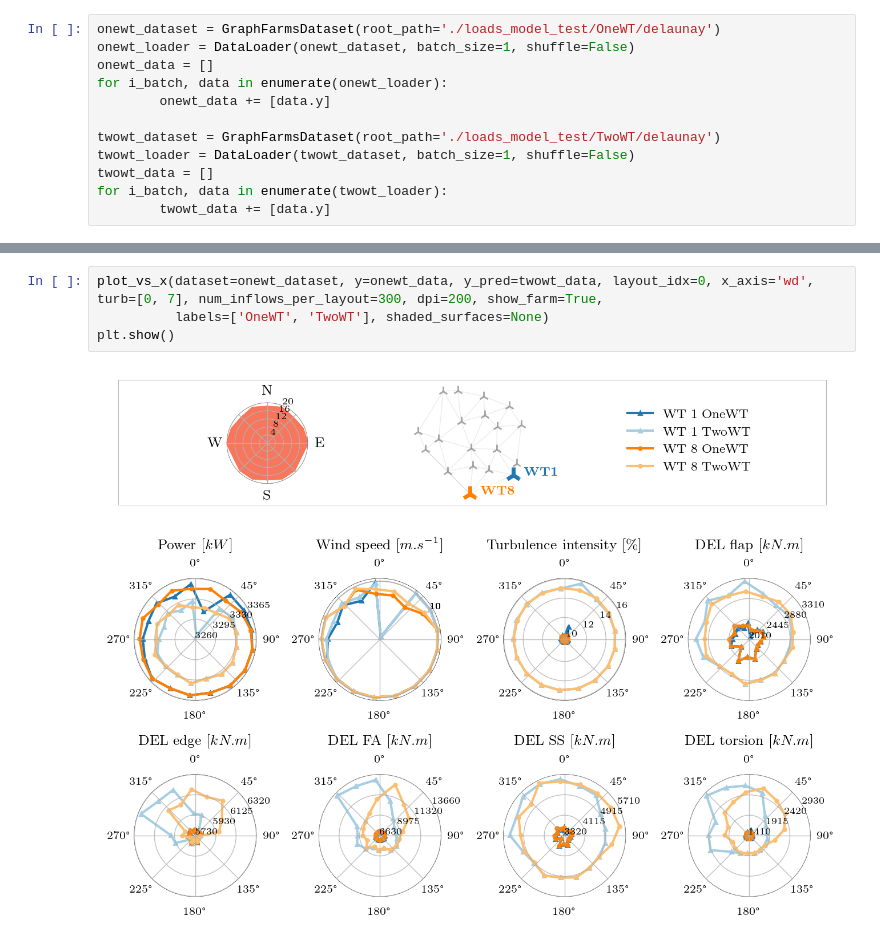
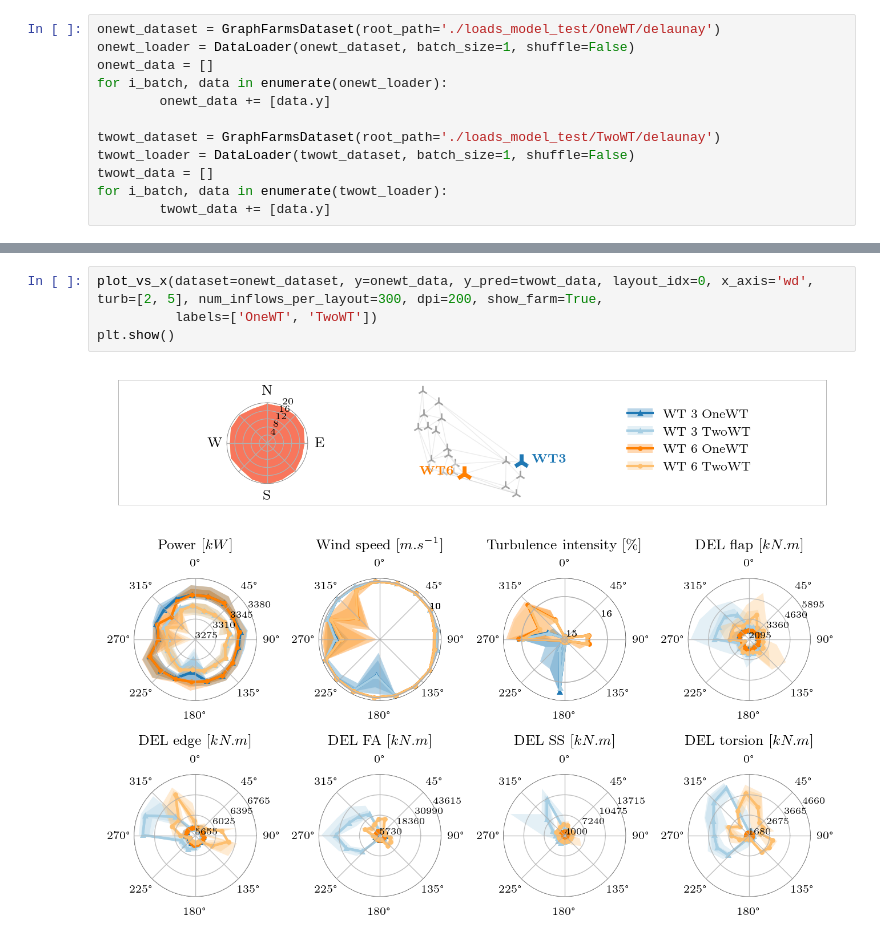
Before and after one commit to gduthe/windfarm-gnn, a Jupyter notebook: notebooks/compare_loads_models.ipynb, the cells around one changed output, grey strips where cells are left out. Saved outputs shown, nothing was run; the diff lists cells and outputs as text.

```diff
--- a/notebooks/compare_loads_models.ipynb
+++ b/notebooks/compare_loads_models.ipynb
@@ -61,6 +61,6 @@ plt.show()
 # %%
-plot_vs_x(dataset=onewt_dataset, y=onewt_data, y_pred=twowt_data, layout_idx=0, x_axis='wd', turb=[0, 7], num_inflows_per_layout=300, dpi=200, show_farm=True,
-          labels=['OneWT', 'TwoWT'], shaded_surfaces=None)
+plot_vs_x(dataset=onewt_dataset, y=onewt_data, y_pred=twowt_data, layout_idx=0, x_axis='wd', turb=[2, 5], num_inflows_per_layout=300, dpi=200, show_farm=True,
+          labels=['OneWT', 'TwoWT'])
 plt.show()
 # %% [output]
-[figure, old version]
+[figure, new version]
```
Also changed, not shown: parts of 3 cells of this notebook, 1 other file.
